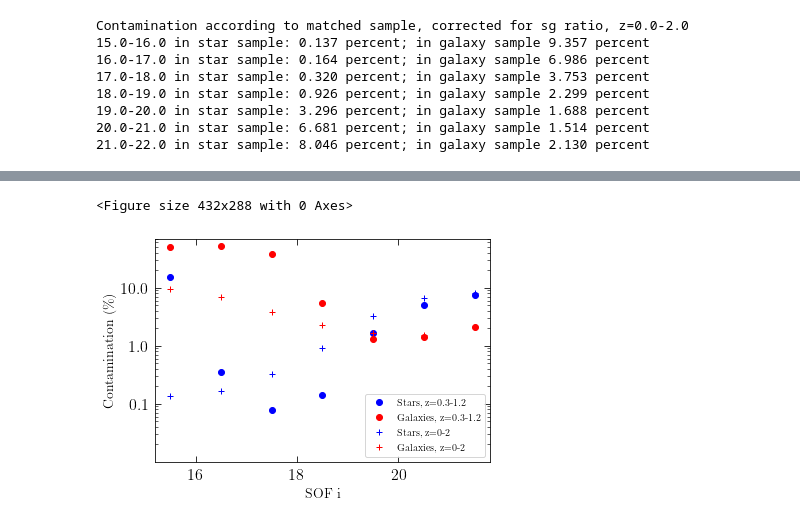
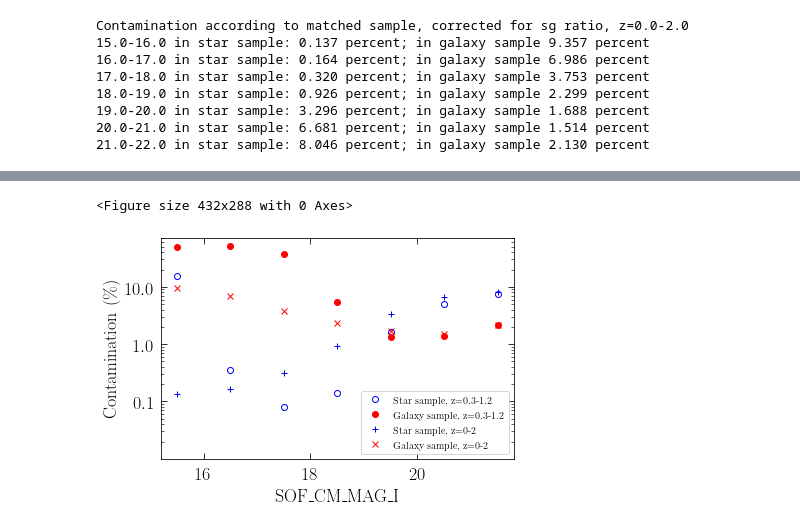
Before and after one commit to nsevilla/y3gold-paper, a Jupyter notebook: y3gold_classification.ipynb, the cells around one changed output, grey strips where cells are left out. Drawn from its saved outputs; the diff is of its cells as text; code cells hidden in the pictures.

```diff
--- a/y3gold_classification.ipynb
+++ b/y3gold_classification.ipynb
@@ -321,22 +326,24 @@ plt.savefig(figsdir+'y3gold_vhs_colors.png')
 # %%
 plt.clf()
 fig, ax = plt.subplots(1, 1)
-xstring = 'SOF i'
+xstring = 'SOF\_CM\_MAG\_I'
 ystring = 'Contamination (\%)'
 ax.set_xlabel(xstring)
 ax.set_ylabel(ystring)
 ax.set_yscale('log')
 ax.set_yticks((0.1, 1, 10))
 ax.set_ylim(0.01, 70)
 import matplotlib.ticker
 ax.get_yaxis().set_major_formatter(matplotlib.ticker.ScalarFormatter())
 ax.get_yaxis().set_minor_formatter(matplotlib.ticker.NullFormatter())
-ax.plot(midmags,imp_stars_source,'bo',label='Stars, z=0.3-1.2')
-ax.plot(midmags,imp_galaxies_source,'ro',label='Galaxies, z=0.3-1.2')
-ax.plot(midmags,imp_stars_02,'b+',label='Stars, z=0-2')
-ax.plot(midmags,imp_galaxies_02,'r+',label='Galaxies, z=0-2')
+ax.plot(midmags,imp_stars_source,'bo',label='Star sample, z=0.3-1.2',markerfacecolor='none')
+ax.plot(midmags,imp_galaxies_source,'ro',label='Galaxy sample, z=0.3-1.2')
+ax.plot(midmags,imp_stars_02,'b+',label='Star sample, z=0-2')
+ax.plot(midmags,imp_galaxies_02,'rx',label='Galaxy sample, z=0-2')
 ax.legend()
+plt.tight_layout()
 plt.savefig(figsdir+'contamination_test.png')
+plt.savefig(figsdir+'contamination_v2.pdf')
 # %% [output]
 <Figure size 432x288 with 0 Axes>
-[figure, old version]
+[figure, new version]
```
Also changed, not shown: parts of 3 cells of this notebook.
